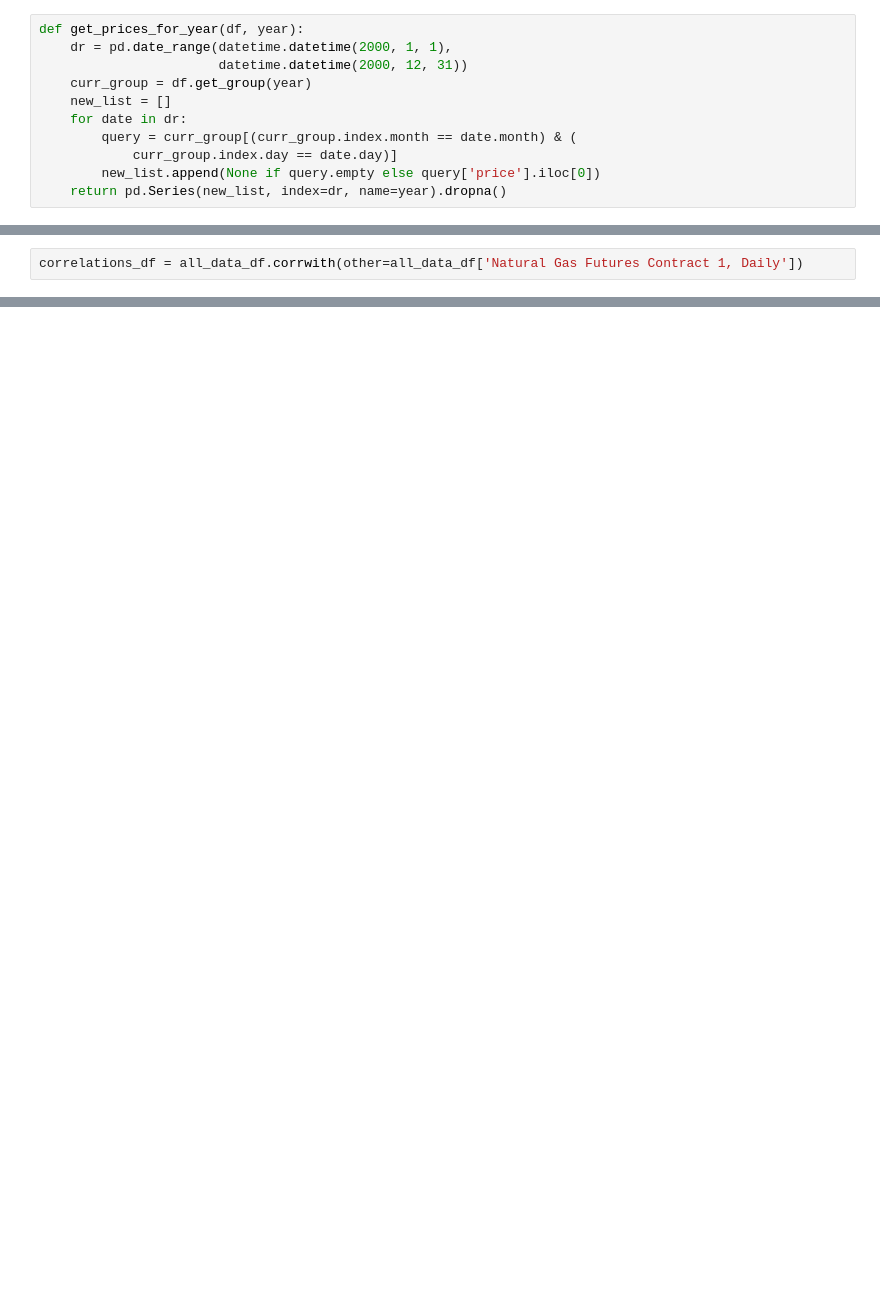
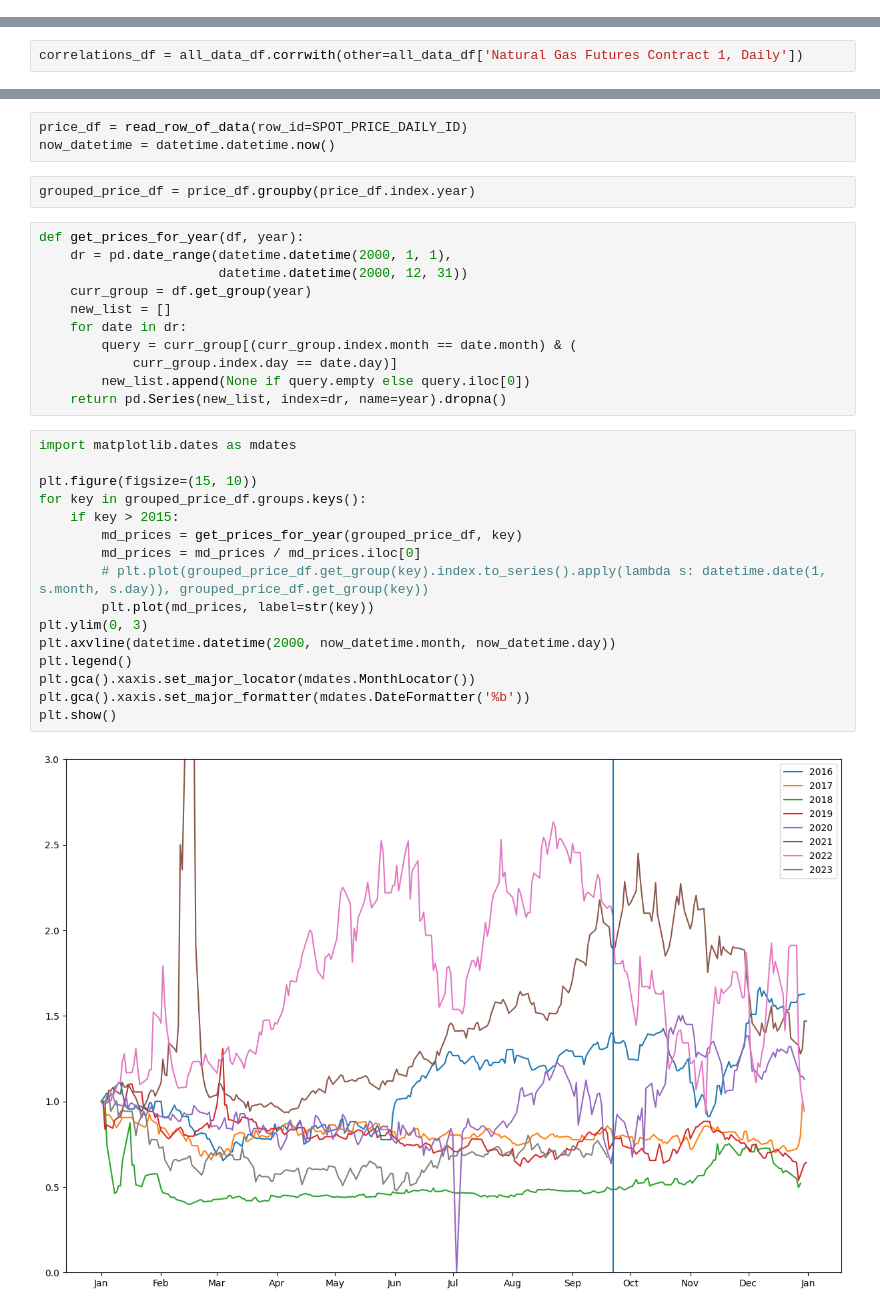
Before and after one commit to GustawOhler/NaturalGasPredictor, a Jupyter notebook: DataExplorationAndNN.ipynb, the cells around one changed output, grey strips where cells are left out. Saved outputs shown, nothing was run; the diff lists cells and outputs as text; blank space fills up the shorter version.

```diff
--- a/DataExplorationAndNN.ipynb
+++ b/DataExplorationAndNN.ipynb
@@ -37,11 +76,0 @@ grouped_price_df = price_df.groupby(price_df.index.year)
-# %%
-def get_prices_for_year(df, year):
-    dr = pd.date_range(datetime.datetime(2000, 1, 1),
-                       datetime.datetime(2000, 12, 31))
-    curr_group = df.get_group(year)
-    new_list = []
-    for date in dr:
-        query = curr_group[(curr_group.index.month == date.month) & (
-            curr_group.index.day == date.day)]
-        new_list.append(None if query.empty else query['price'].iloc[0])
-    return pd.Series(new_list, index=dr, name=year).dropna()
@@ -263,0 +129,34 @@ model.load_weights('best_model.h5')
+# %%
+price_df = read_row_of_data(row_id=SPOT_PRICE_DAILY_ID)
+now_datetime = datetime.datetime.now()
+# %%
+grouped_price_df = price_df.groupby(price_df.index.year)
+# %%
+def get_prices_for_year(df, year):
+    dr = pd.date_range(datetime.datetime(2000, 1, 1),
+                       datetime.datetime(2000, 12, 31))
+    curr_group = df.get_group(year)
+    new_list = []
+    for date in dr:
+        query = curr_group[(curr_group.index.month == date.month) & (
+            curr_group.index.day == date.day)]
+        new_list.append(None if query.empty else query.iloc[0])
+    return pd.Series(new_list, index=dr, name=year).dropna()
+# %%
+import matplotlib.dates as mdates
+
+plt.figure(figsize=(15, 10))
+for key in grouped_price_df.groups.keys():
+    if key > 2015:
+        md_prices = get_prices_for_year(grouped_price_df, key)
+        md_prices = md_prices / md_prices.iloc[0]
+        # plt.plot(grouped_price_df.get_group(key).index.to_series().apply(lambda s: datetime.date(1, s.month, s.day)), grouped_price_df.get_group(key))
+        plt.plot(md_prices, label=str(key))
+plt.ylim(0, 3)
+plt.axvline(datetime.datetime(2000, now_datetime.month, now_datetime.day))
+plt.legend()
+plt.gca().xaxis.set_major_locator(mdates.MonthLocator())
+plt.gca().xaxis.set_major_formatter(mdates.DateFormatter('%b'))
+plt.show()
+# %% [output]
+[figure, added]
```
Also changed, not shown: parts of 84 cells of this notebook, 2 other files.
